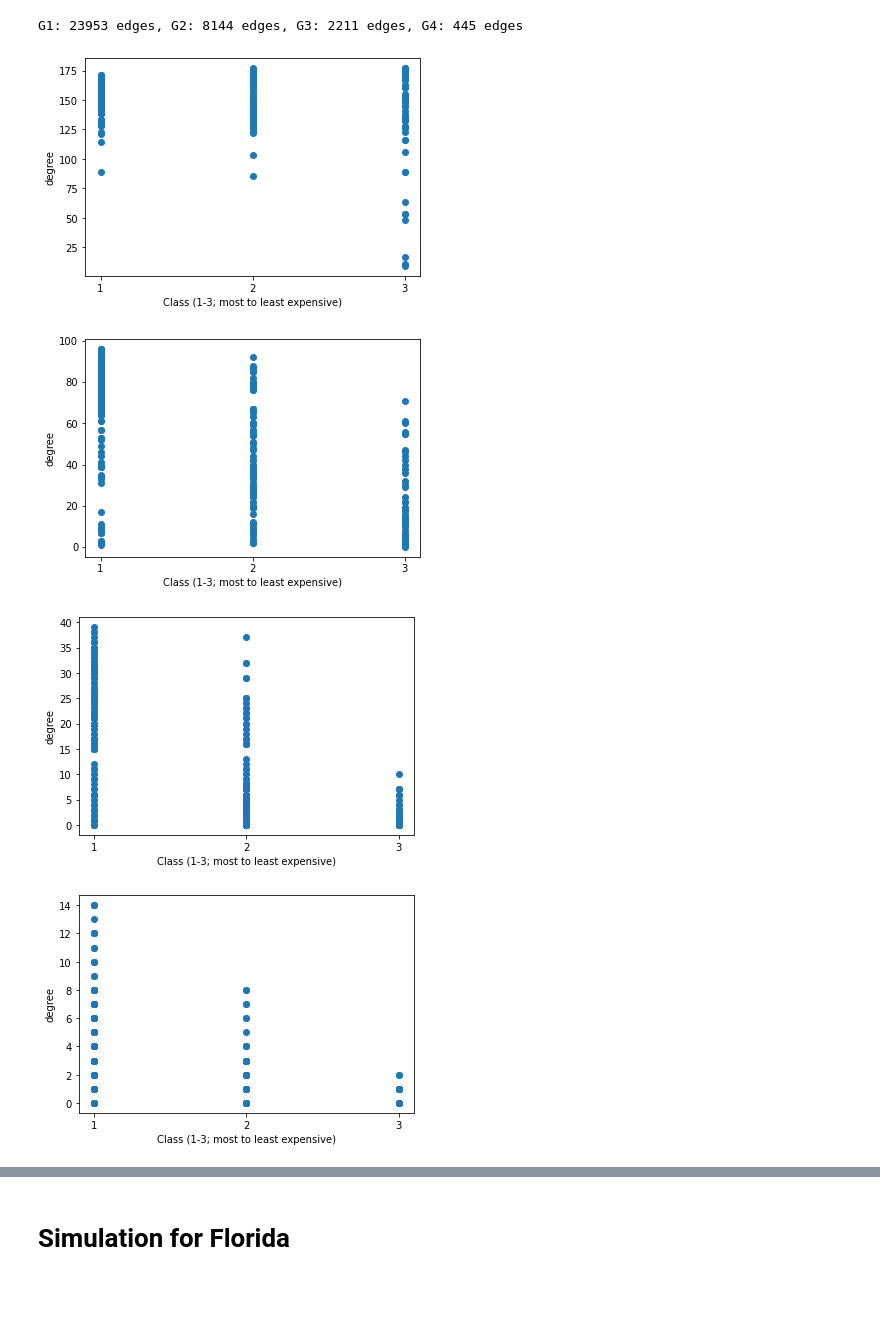
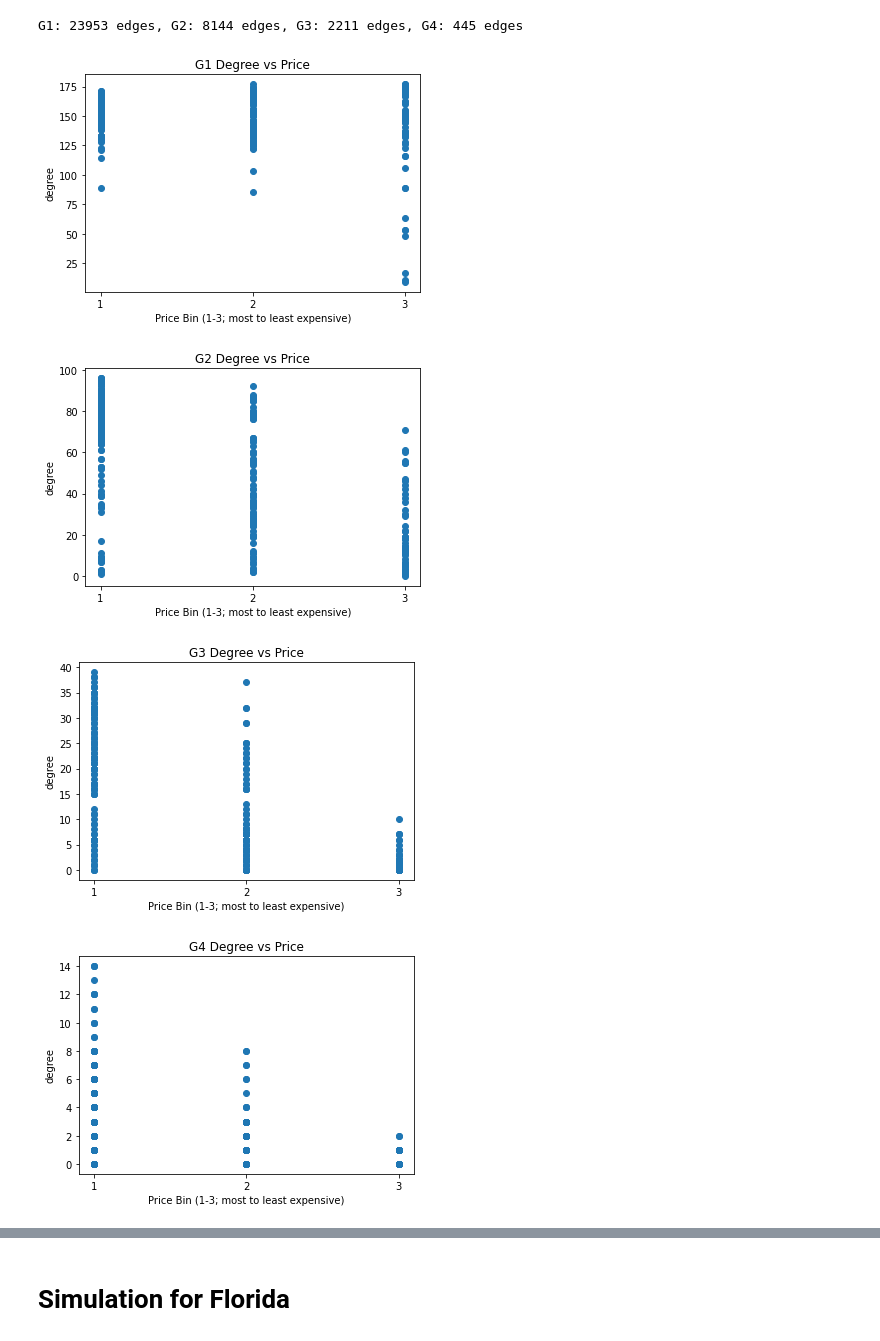
Before and after one commit to matheusrempel/Tesla-Supercharger-Network-Real-Estate-Price-Predictor, a Jupyter notebook: Tesla Project.ipynb, the cells around one changed output, grey strips where cells are left out. Cells and saved outputs as stored; diff of their text form; code cells hidden in the pictures; blank space fills up the shorter version.

```diff
--- a/Tesla Project.ipynb
+++ b/Tesla Project.ipynb
@@ -225,14 +235,16 @@ def centr_price(G):
 # %%
 ##Data for node degrees
 for G in list_graphs:
     degs, classes = degree_price(G)
     plt.scatter(classes, degs)
-    plt.xlabel("Class (1-3; most to least expensive)")
+    plt.title("G" + str(list_graphs.index(G) + 1) + ' Degree vs Price')
+    plt.xlabel("Price Bin (1-3; most to least expensive)")
     plt.xticks([1,2,3])
     plt.ylabel("degree")
+    plt.savefig("G" + str(list_graphs.index(G) + 1) + ' Degree' + '.png')
     plt.show()
 # %% [output]
-[figure, old version]
+[figure, new version]
-[figure, old version]
+[figure, new version]
-[figure, old version]
+[figure, new version]
-[figure, old version]
+[figure, new version]
```
Also changed, not shown: parts of 29 cells of this notebook.
